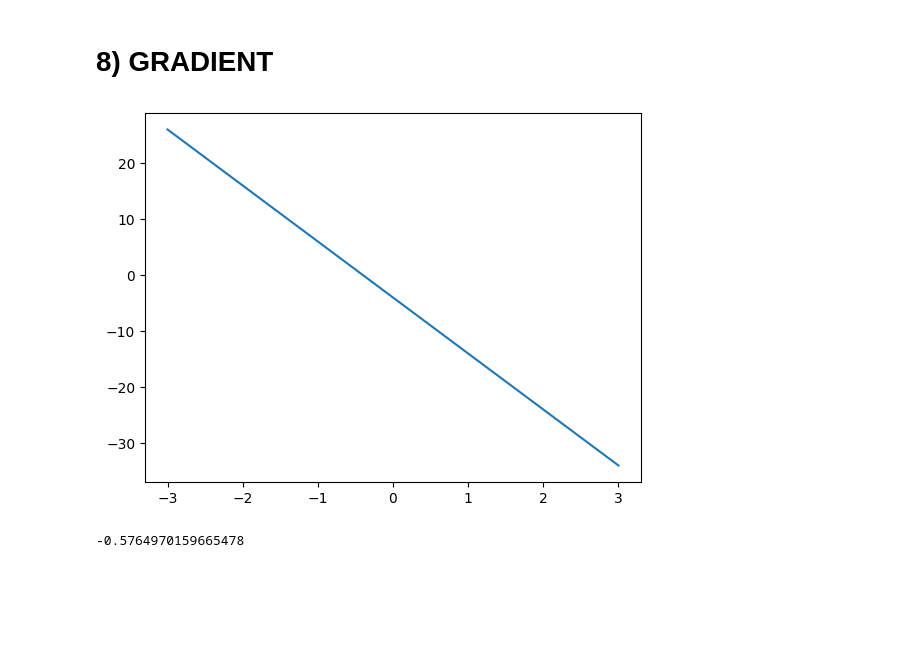
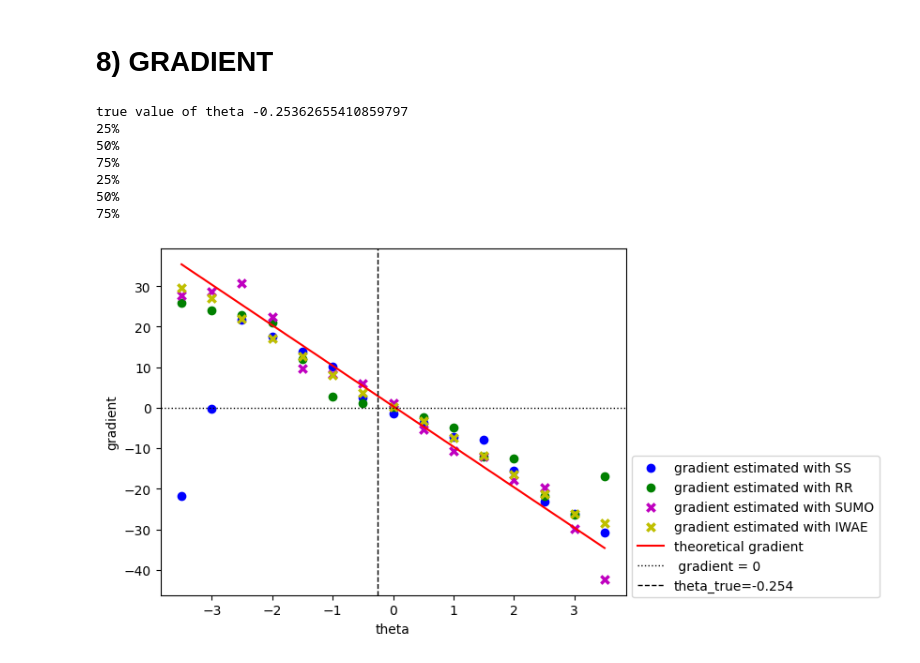
Before and after one commit to JulienPeignon/Monte_Carlo_Simulations, a Jupyter notebook: unbiased_gradient.ipynb, the cells around one changed output. Drawn from its saved outputs; the diff is of its cells as text; code cells hidden in the pictures; blank space fills up the shorter version.

```diff
--- a/unbiased_gradient.ipynb
+++ b/unbiased_gradient.ipynb
@@ -967,9 +705,3 @@ import math
-# %%
-def gradient_theo(x,theta):
-  sum = 0
-  for xi in x:
-    sum += xi - theta
-  return 0.5*sum
 # %%
 def gradient_theo(x,theta):
   return 10*(np.mean(x)-theta)
@@ -983,10 +708,36 @@ def plot_grad_likelihood(x,debut = -3,fin = 3,nombre = 30):
-# %%
-plot_grad_likelihood(x)
-# %% [output]
-[figure, removed]
-# %%
-theta_true = np.random.normal(0,1)
-print(theta_true)
-x = np.random.multivariate_normal(np.zeros(20)+theta_true, 2*np.identity(20))
-# %% [output]
--0.5764970159665478
+# %%
+def gaussian_experience_full_4(K0,debut = -3.5, fin = 3.5, n_sim = 100,n_interval = 50):
+
+  # we randomly choose the true parameter theta
+  theta_true = np.random.normal(0,1)
+  print("true value of theta",theta_true)
+
+  # we generate our data following this true theta
+  x = np.random.multivariate_normal(np.zeros(20)+theta_true, 2*np.identity(20))
+  X,Y_SS,Y_RR,Y_SUMO = estimate_both_SS_RR_SUMO(x,debut ,fin,n_sim,n_interval)
+  esti,X_IWAE, Y_IWAE = estimate_theta_IWAE(x,K0,debut,fin ,n_sim,n_interval)
+
+  plt.scatter(X,np.gradient(Y_SS),color = 'blue',label = 'gradient estimated with SS')
+  plt.scatter(X,np.gradient(Y_RR),color = 'green',label = 'gradient estimated with RR')
+  plt.scatter(X,np.gradient(Y_SUMO),marker = 'x',linewidth = 2.5,color = 'm', label = 'gradient estimated with SUMO')
+  plt.scatter(X_IWAE,np.gradient(Y_IWAE),marker = 'x',linewidth = 2.5,color = 'y',label = 'gradient estimated with IWAE')
+  Y_theorique = [gradient_theo(x,i) for i in X]
+  plt.plot(X,Y_theorique, color = 'red',label = 'theoretical gradient')
+  plt.axhline(y=0, color='black', linestyle=':',linewidth = 1, label=' gradient = 0')
+  plt.axvline(x=theta_true, color='black', linestyle='--', linewidth = 1, label='theta_true='+ str('{:.3f}'.format(theta_true)))
+  plt.xlabel('theta')
+  plt.ylabel('gradient')
+  plt.legend(bbox_to_anchor = [1,0.42])
+
+  return Y_theorique, np.gradient(Y_SS), np.gradient(Y_RR), np.gradient(Y_SUMO), np.gradient(Y_IWAE)
+# %%
+Y_theorique, Y_SS, Y_RR,Y_SUMO, Y_IWAE = gaussian_experience_full_4(4,n_sim = 200,n_interval = 15)
+# %% [output]
+true value of theta -0.25362655410859797
+25%
+50%
+75%
+25%
+50%
+75%
+[figure, added]
```
Also changed, not shown: parts of 48 cells of this notebook.
